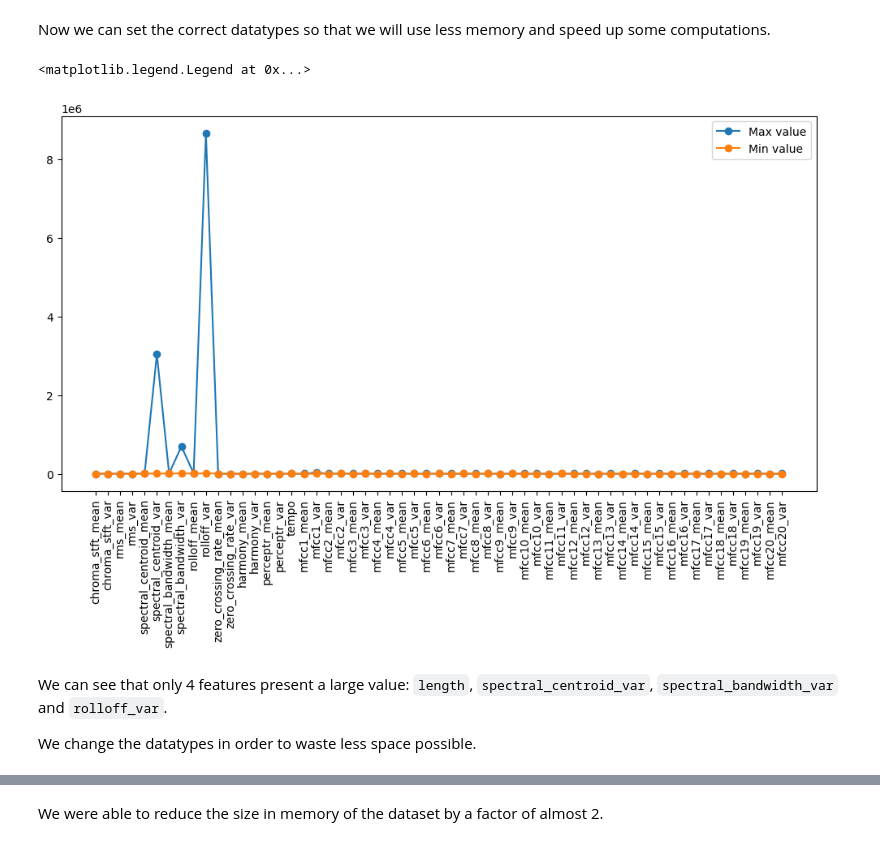
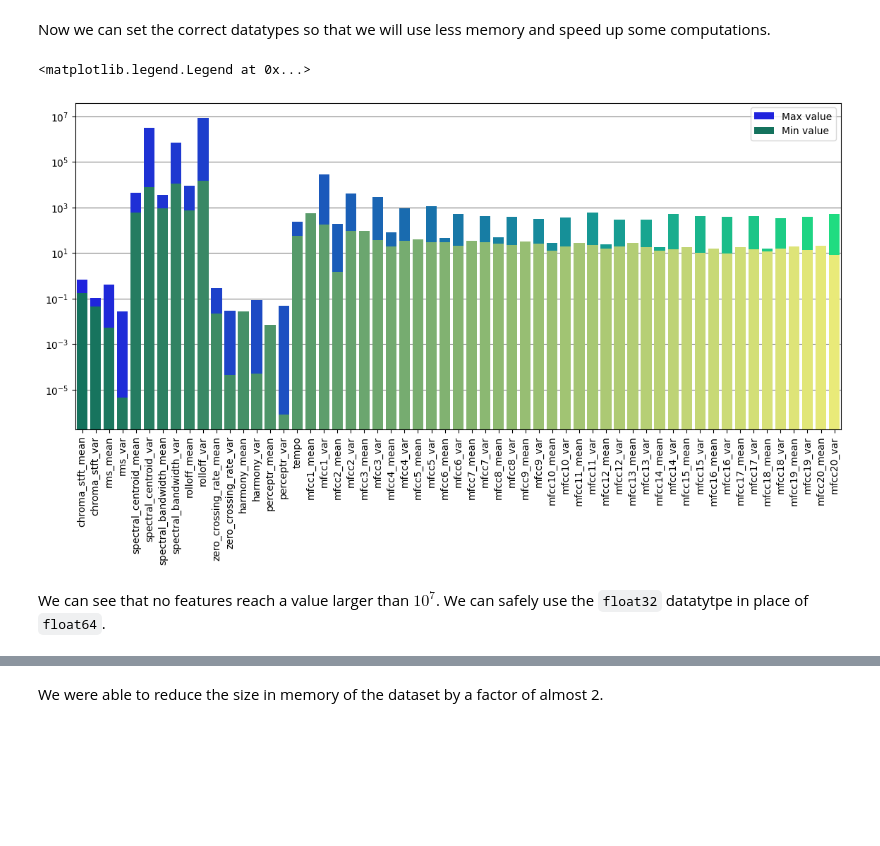
Before and after one commit to albertopirillo/naml-project-2023, a Jupyter notebook: EDA.ipynb, the cells around one changed output, grey strips where cells are left out. Cells and saved outputs as stored; diff of their text form; code cells hidden in the pictures; blank space fills up the shorter version.

Commit message:
Better datatype size chart

```diff
--- a/EDA.ipynb
+++ b/EDA.ipynb
@@ -53,15 +53,17 @@ Now we can set the correct datatypes so that we will use less memory and speed u
 # %%
 df_num = df.select_dtypes(include="number")
 # %%
-fig, axs = plt.subplots(figsize=(12,6))
-plt.plot(df_num.columns, df_num.max(), "-o", label="Max value")
-plt.plot(df_num.columns, df_num.min(), "-o", label="Min value")
+fig, ax = plt.subplots(figsize=(14,6))
+sns.barplot(x=df_num.columns, y=abs(df_num.max()), label="Max value", palette='winter', ax=ax)
+sns.barplot(x=df_num.columns, y=abs(df_num.min()), label="Min value", palette='summer', ax=ax)
 plt.xticks(rotation=90)
-plt.legend()
+ax.set_yscale('log')
+ax.set_axisbelow(True)
+ax.grid(axis='x', visible=False)
+ax.grid(axis='y', color='gray')
+ax.legend()
 # %% [output]
 <matplotlib.legend.Legend at 0x...>
-[figure, old version]
+[figure, new version]
 # %% [markdown]
-We can see that only 4 features present a large value: `length`, `spectral_centroid_var`, `spectral_bandwidth_var` and `rolloff_var`.
-
-We change the datatypes in order to waste less space possible.
+We can see that no features reach a value larger than $10^7$. We can safely use the `float32` datatytpe in place of `float64`.
```
Also changed, not shown: parts of 8 cells of this notebook.
